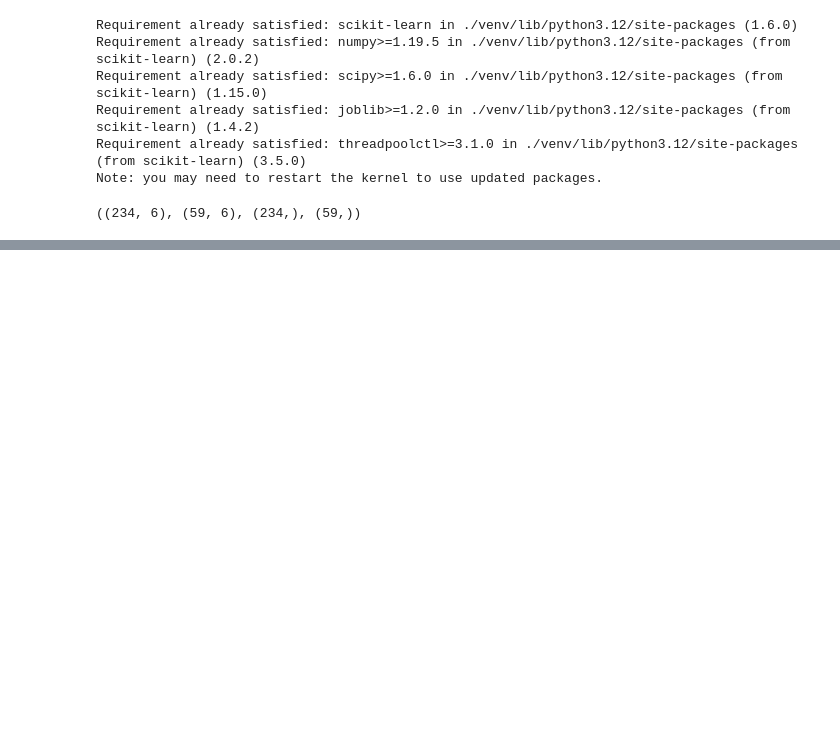
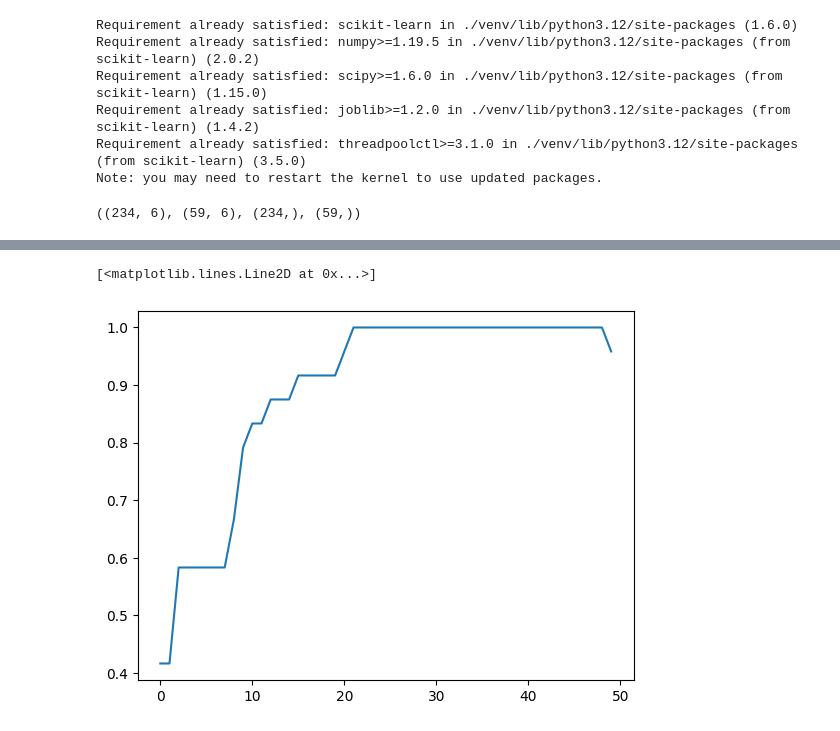
Before and after one commit to tiloreboucas/inteligencia-artificial-jupyter, a Jupyter notebook: rede-neural-tensorflow-personagens.ipynb, the cells around one changed output, grey strips where cells are left out. Drawn from its saved outputs; the diff is of its cells as text; code cells hidden in the pictures; blank space fills up the shorter version.

```diff
--- a/rede-neural-tensorflow-personagens.ipynb
+++ b/rede-neural-tensorflow-personagens.ipynb
@@ -152,0 +216,6 @@ x_treinamento.shape, x_teste.shape, y_treinamento.shape, y_teste.shape
+# %%
+# é esperado que a acurácia vá aumentando a cada época
+plt.plot(historico.history['val_accuracy'])
+# %% [output]
+[<matplotlib.lines.Line2D at 0x...>]
+[figure, added]
```
Also changed, not shown: parts of 12 cells of this notebook.
